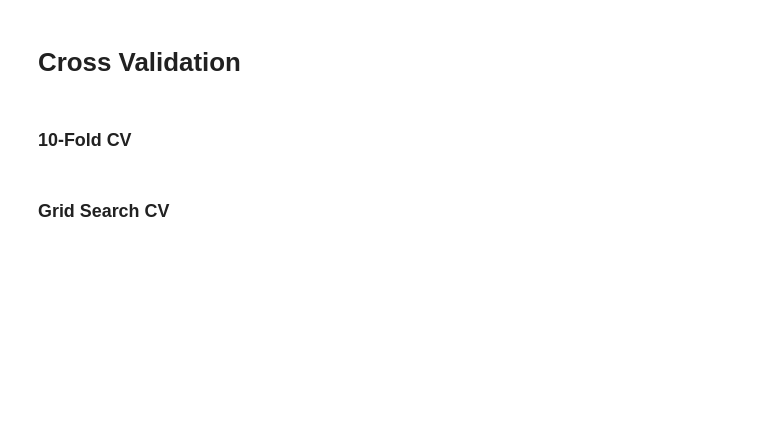
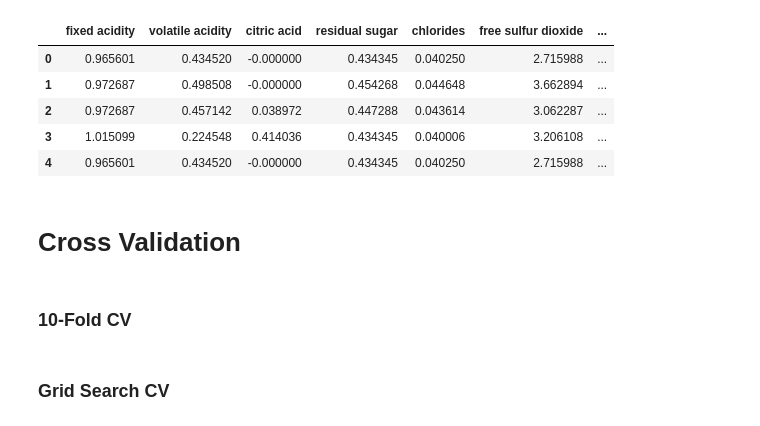
Before and after one commit to scfengv/ML-Wine-Type-and-Quality-Classification, a Jupyter notebook: KNN.ipynb, the cells around one changed output. Saved outputs shown, nothing was run; the diff lists cells and outputs as text; code cells hidden in the pictures; blank space fills up the shorter version.

```diff
--- a/KNN.ipynb
+++ b/KNN.ipynb
@@ -30,3 +26,12 @@ for i in select_col:
+# %%
+df.head()
+# %% [output]
+|  | fixed acidity | volatile acidity | citric acid | residual sugar | chlorides | free sulfur dioxide | ... |
+| 0 | 0.965601 | 0.434520 | -0.000000 | 0.434345 | 0.040250 | 2.715988 | ... |
+| 1 | 0.972687 | 0.498508 | -0.000000 | 0.454268 | 0.044648 | 3.662894 | ... |
+| 2 | 0.972687 | 0.457142 | 0.038972 | 0.447288 | 0.043614 | 3.062287 | ... |
+| 3 | 1.015099 | 0.224548 | 0.414036 | 0.434345 | 0.040006 | 3.206108 | ... |
+| 4 | 0.965601 | 0.434520 | -0.000000 | 0.434345 | 0.040250 | 2.715988 | ... |
 # %% [markdown]
 # Cross Validation
 # %% [markdown]
```
Also changed, not shown: parts of 5 cells of this notebook, 5 other files.
